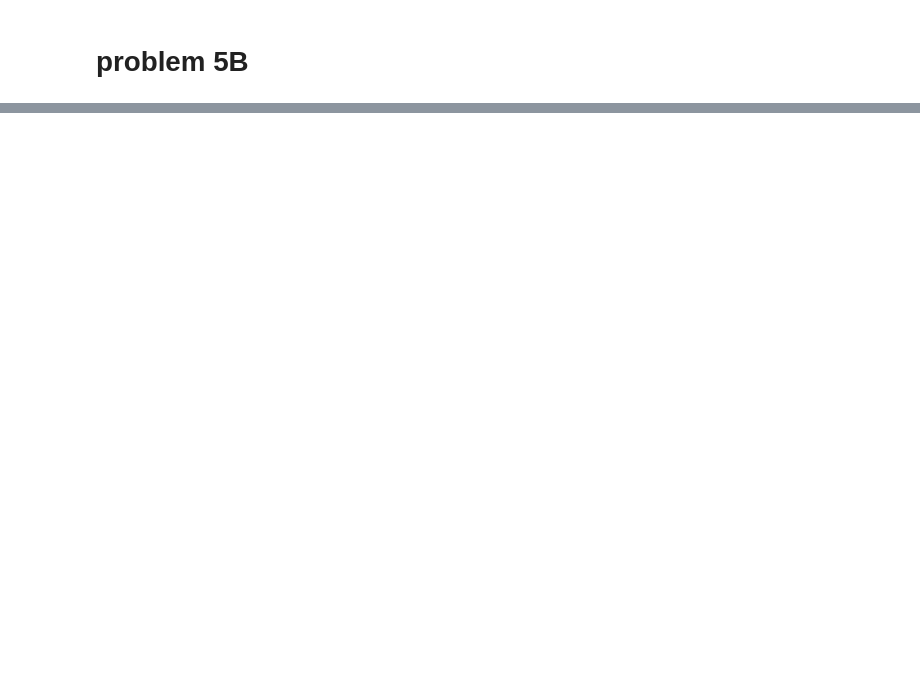
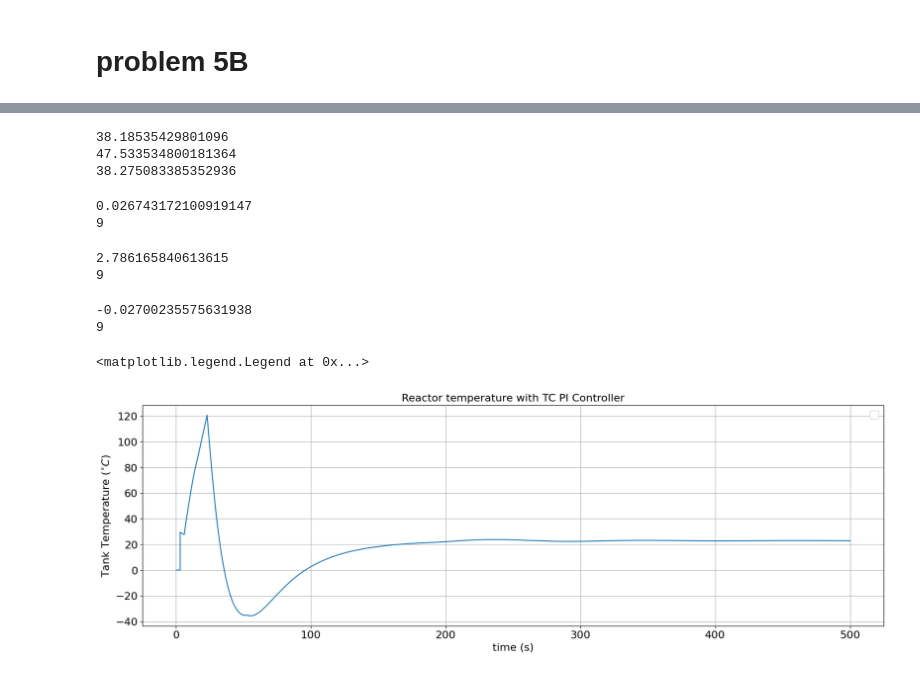
Before and after one commit to rahilisashaik/cbe_162, a Jupyter notebook: project/162_project.ipynb, the cells around one changed output, grey strips where cells are left out. Saved outputs shown, nothing was run; the diff lists cells and outputs as text; code cells hidden in the pictures; blank space fills up the shorter version.

```diff
--- a/project/162_project.ipynb
+++ b/project/162_project.ipynb
@@ -617,0 +812,8 @@ plt.show()
+# %%
+print(T_step[10000])
+print(T_step[180000])
+print(T_step[396000])
+# %% [output]
+38.18535429801096
+47.533534800181364
+38.275083385352936
@@ -617,0 +824,46 @@ plt.show()
+# %%
+tauc = theta = 3
+kc_1 = (2* tauc + theta) / (K_1 * (tauc + theta) ** 2)
+tau_i_1 = 2*tauc + theta
+
+print(kc_1)
+print(tau_i_1)
+# %% [output]
+0.026743172100919147
+9
+# %%
+kc_2 = (2* tauc + theta) / (K_2 * (tauc + theta) ** 2)
+tau_i_2 = 2*tauc + theta
+
+print(kc_2)
+print(tau_i_2)
+# %% [output]
+2.786165840613615
+9
+# %%
+kc_3 = (2* tauc + theta) / (K_3 * (tauc + theta) ** 2)
+tau_i_3 = 2*tauc + theta
+
+print(kc_3)
+print(tau_i_3)
+# %% [output]
+-0.02700235575631938
+9
+# %%
+integral_min, integral_max = -100, 100
+def TC(T, T_SP, F_out0, Kp, Ki, integral_error, dt, F_out_min, F_out_max, integral_min, integral_max):
+    error = T_SP - T
+    integral_error += error * dt
+    integral_error = np.clip(integral_error, integral_min, integral_max)
+    F_out = F_out0 + Kp * error + Ki * integral_error
+    F_out = np.clip(F_out, F_out_min, F_out_max)
+
+    return F_out, integral_error
+
+def get_kc(t):
+    if t < 20:
+        return kc_1
+    elif 20 * 60 <= t < 50:
+        return kc_2
+    else:
+        return kc_3
@@ -617,0 +908,14 @@ plt.show()
+# %%
+t_final = 500
+t_TC, result_TC = dynamic_model_with_variable_TC([0, t_final], x0)
+# %%
+plt.figure(figsize=(20, 6))
+plt.plot(t_TC, result_TC[5])
+plt.title("Reactor temperature with TC PI Controller")
+plt.xlabel("time (s)")
+plt.ylabel("Tank Temperature ($^{\circ} C$)")
+plt.grid()
+plt.legend()
+# %% [output]
+<matplotlib.legend.Legend at 0x...>
+[figure, added]
```
Also changed, not shown: parts of 17 cells of this notebook.
